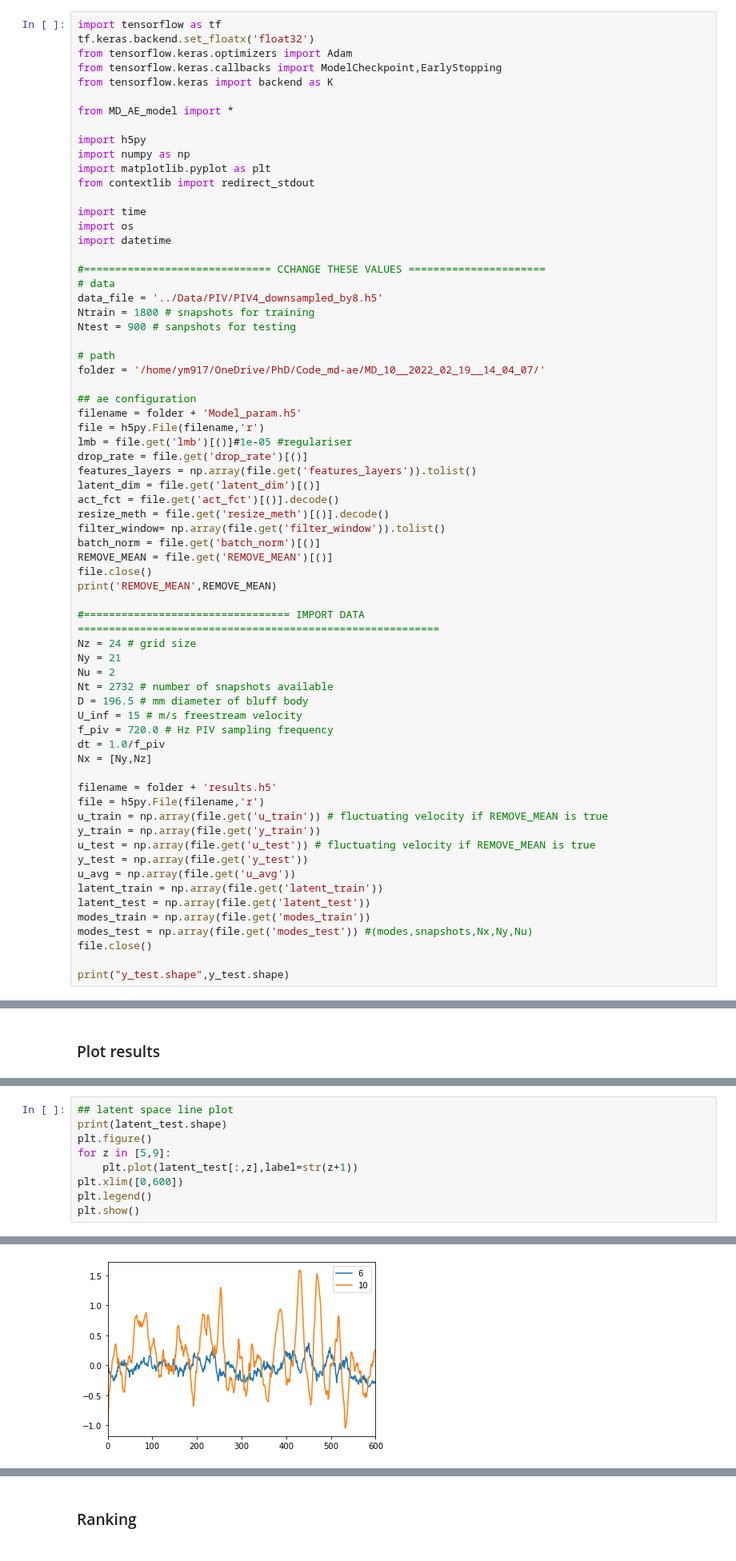
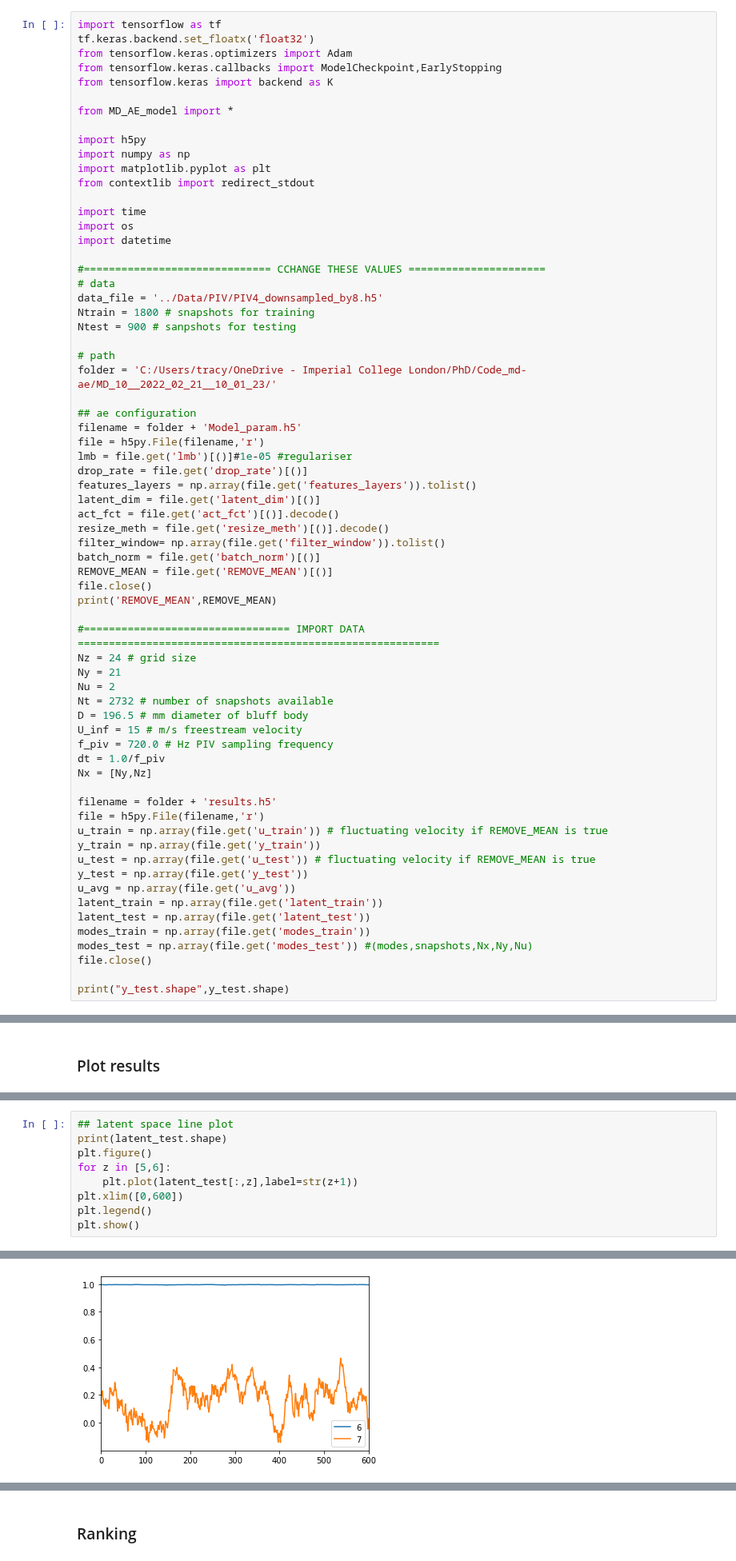
Before and after one commit to MagriLab/MD-CNN-AE, a Jupyter notebook: latent_sapce.ipynb, the cells around one changed output, grey strips where cells are left out. Shown at 80% size. Cells and saved outputs as stored; diff of their text form.

```diff
--- a/latent_sapce.ipynb
+++ b/latent_sapce.ipynb
@@ -23,7 +23,7 @@ Ntrain = 1800 # snapshots for training
 Ntest = 900 # sanpshots for testing
 
 # path
-folder = '/home/ym917/OneDrive/PhD/Code_md-ae/MD_10__2022_02_19__14_04_07/'
+folder = 'C:/Users/tracy/OneDrive - Imperial College London/PhD/Code_md-ae/MD_10__2022_02_21__10_01_23/'
 
 ## ae configuration
 filename = folder + 'Model_param.h5'
@@ -119,15 +119,15 @@ AttributeError: 'numpy.ndarray' object has no attribute 'imshow'
 # %%
 ## latent space line plot
 print(latent_test.shape)
 plt.figure()
-for z in [5,9]:
+for z in [5,6]:
     plt.plot(latent_test[:,z],label=str(z+1))
 plt.xlim([0,600])
 plt.legend()
 plt.show()
 # %% [output]
 (600, 10)
-[figure, old version]
+[figure, new version]
 # %%
 # fft of latent space signal
 signal_in = latent_test[:,0] # which one
```
Also changed, not shown: parts of 4 cells of this notebook.
